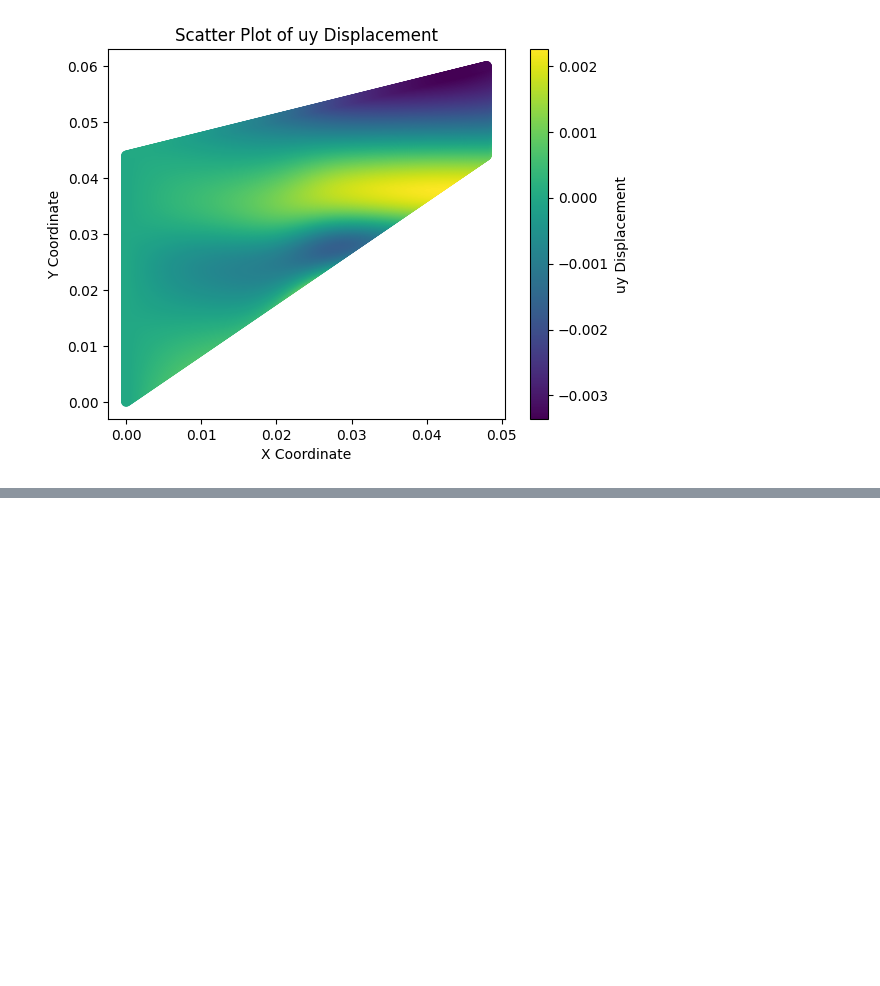
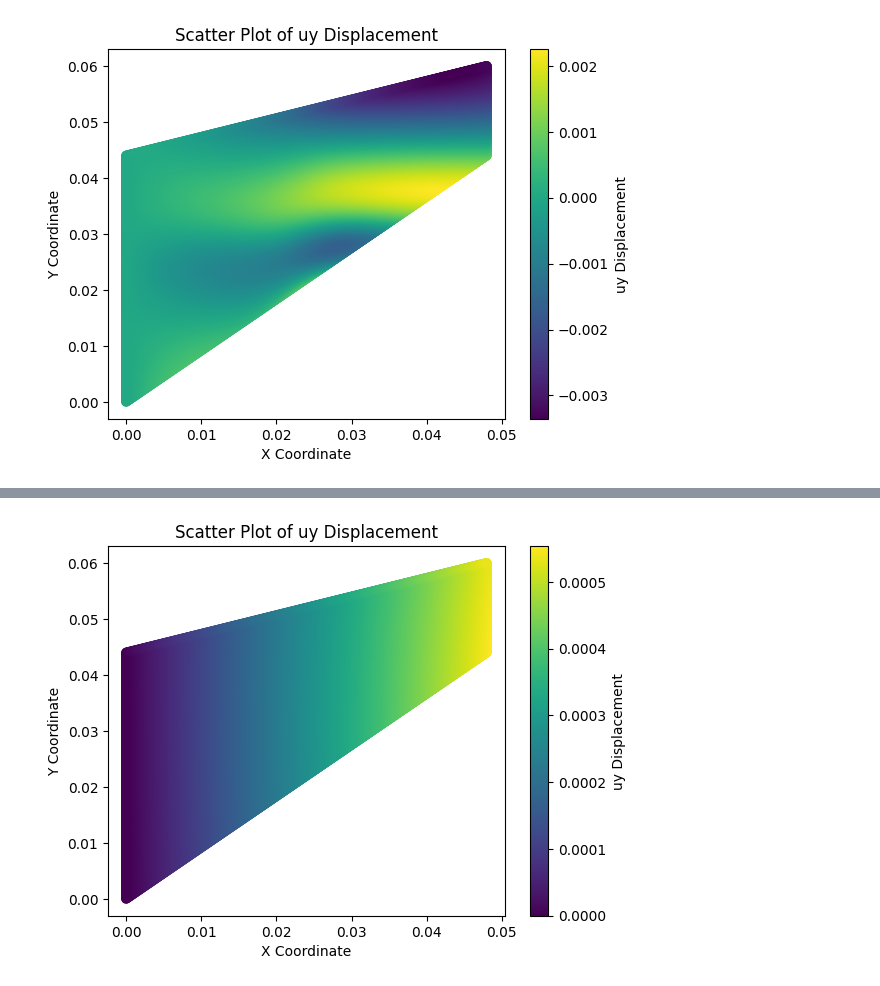
Before and after one commit to tirtho109/MasterThesis, a Jupyter notebook: src/FBPINNs/FBPINNsModelPDE/CooksProblem/cooks.ipynb, the cells around one changed output, grey strips where cells are left out. Cells and saved outputs as stored; diff of their text form; code cells hidden in the pictures; blank space fills up the shorter version.

```diff
--- a/src/FBPINNs/FBPINNsModelPDE/CooksProblem/cooks.ipynb
+++ b/src/FBPINNs/FBPINNsModelPDE/CooksProblem/cooks.ipynb
@@ -479,0 +576,20 @@ plt.show()
+# %%
+import matplotlib.pyplot as plt
+import numpy as np
+x_coords = x_batch[:, 0]
+y_coords = x_batch[:, 1]
+
+plt.scatter(x_coords, y_coords, c=uy, cmap='viridis')  # 'c=ux' sets the colors based on ux values
+
+# Adding color bar to represent ux values
+plt.colorbar(label='uy Displacement')
+
+# Labeling axes
+plt.xlabel('X Coordinate')
+plt.ylabel('Y Coordinate')
+plt.title('Scatter Plot of uy Displacement')
+
+# Show plot
+plt.show()
+# %% [output]
+[figure, added]
```
Also changed, not shown: parts of 11 cells of this notebook.
